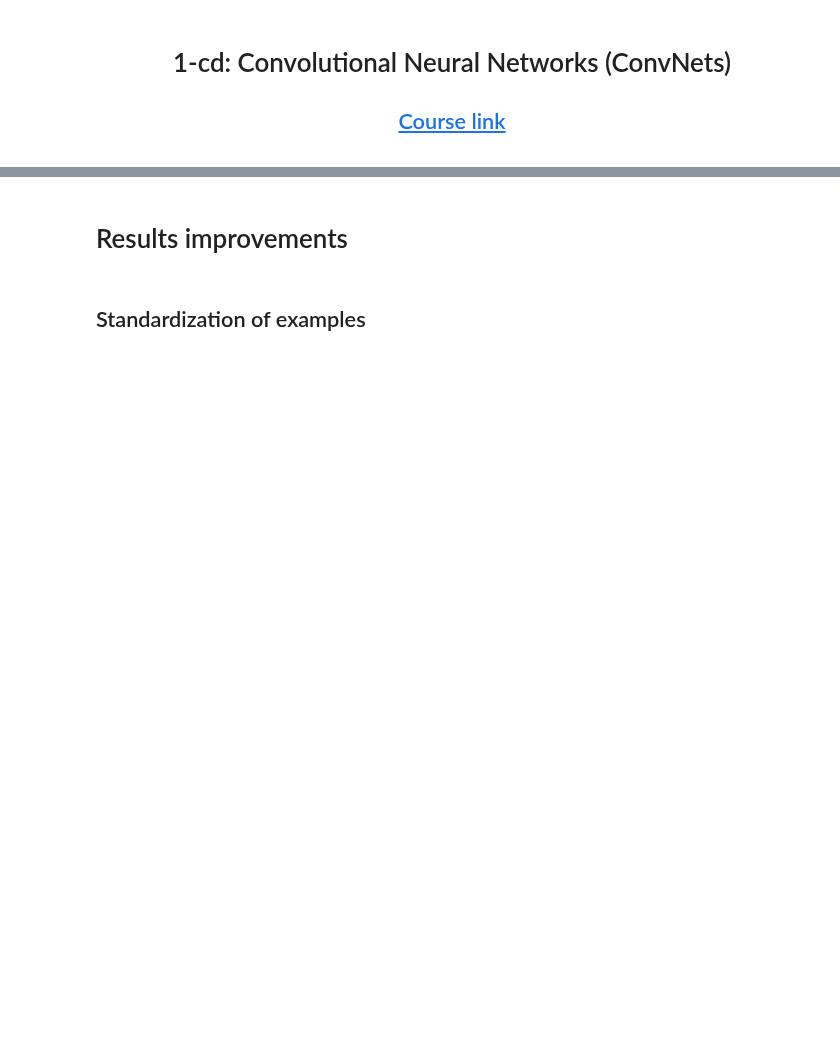
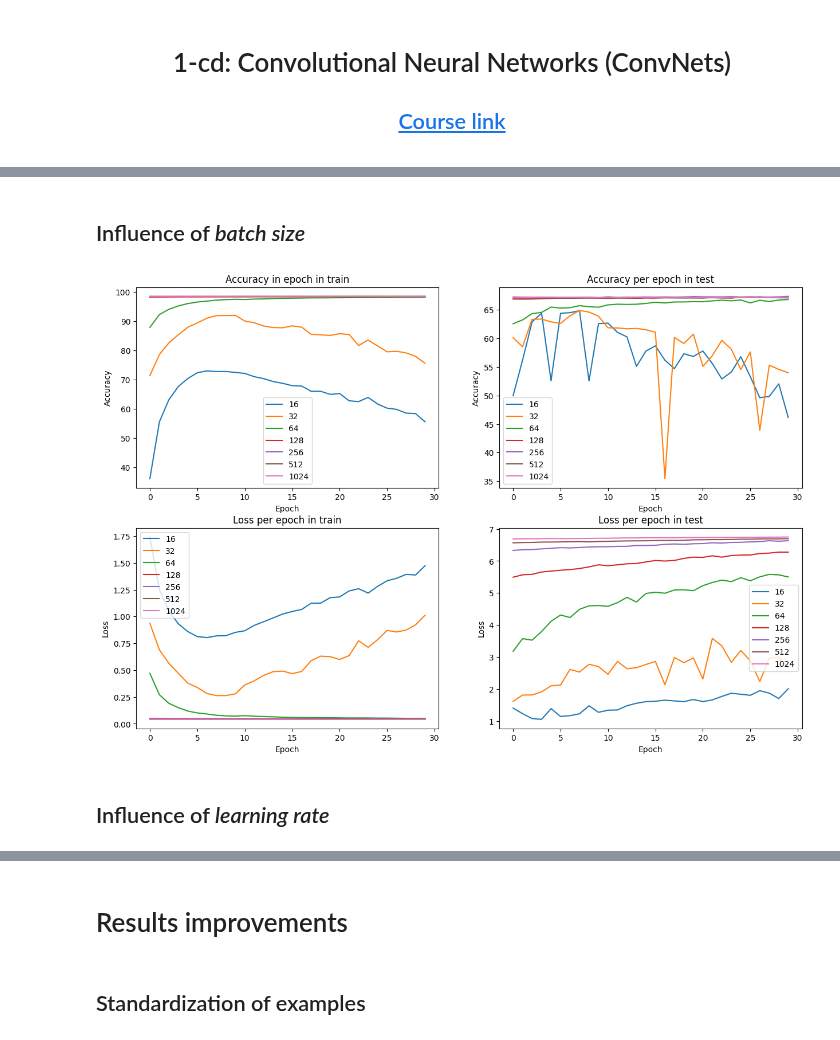
Before and after one commit to CharlesAttend/M2-DAC, a Jupyter notebook: RDFIA/TME/TME3-4/1_cd_CNNs.ipynb, the cells around one changed output, grey strips where cells are left out. Drawn from its saved outputs; the diff is of its cells as text; code cells hidden in the pictures; blank space fills up the shorter version.

Commit message:
RDFIA/TME3-4: feat: des plots

```diff
--- a/RDFIA/TME/TME3-4/1_cd_CNNs.ipynb
+++ b/RDFIA/TME/TME3-4/1_cd_CNNs.ipynb
@@ -238,0 +243,2 @@ Files already downloaded and verified
+# %% [markdown]
+## Influence of *batch size*
@@ -238,0 +275,33 @@ Files already downloaded and verified
+# %%
+
+plt.figure(figsize=(15, 10))
+for batch_size in [16, 32, 64, 128, 256, 512, 1024]:
+    plt.subplot(2, 2, 1)
+    plt.plot(np.array(plots[batch_size].acc_train), label=f"{batch_size}")
+    plt.title("Accuracy in epoch in train")
+    plt.xlabel("Epoch")
+    plt.ylabel("Accuracy")
+    plt.legend()
+    plt.subplot(2, 2, 2)
+    plt.plot(np.array(plots[batch_size].acc_test), label=f"{batch_size}")
+    plt.title("Accuracy per epoch in test")
+    plt.xlabel("Epoch")
+    plt.ylabel("Accuracy")
+    plt.legend()
+    plt.subplot(2, 2, 3)
+    plt.plot(np.array(plots[batch_size].loss_train), label=f"{batch_size}")
+    plt.title("Loss per epoch in train")
+    plt.xlabel("Epoch")
+    plt.ylabel("Loss")
+    plt.legend()
+    plt.subplot(2, 2, 4)
+    plt.plot(np.array(plots[batch_size].loss_test), label=f"{batch_size}")
+    plt.title("Loss per epoch in test")
+    plt.xlabel("Epoch")
+    plt.ylabel("Loss")
+    plt.legend()
+plt.show()
+# %% [output]
+[figure, added]
+# %% [markdown]
+## Influence of *learning rate*
```
Also changed, not shown: parts of 15 cells of this notebook, 1 other file.
